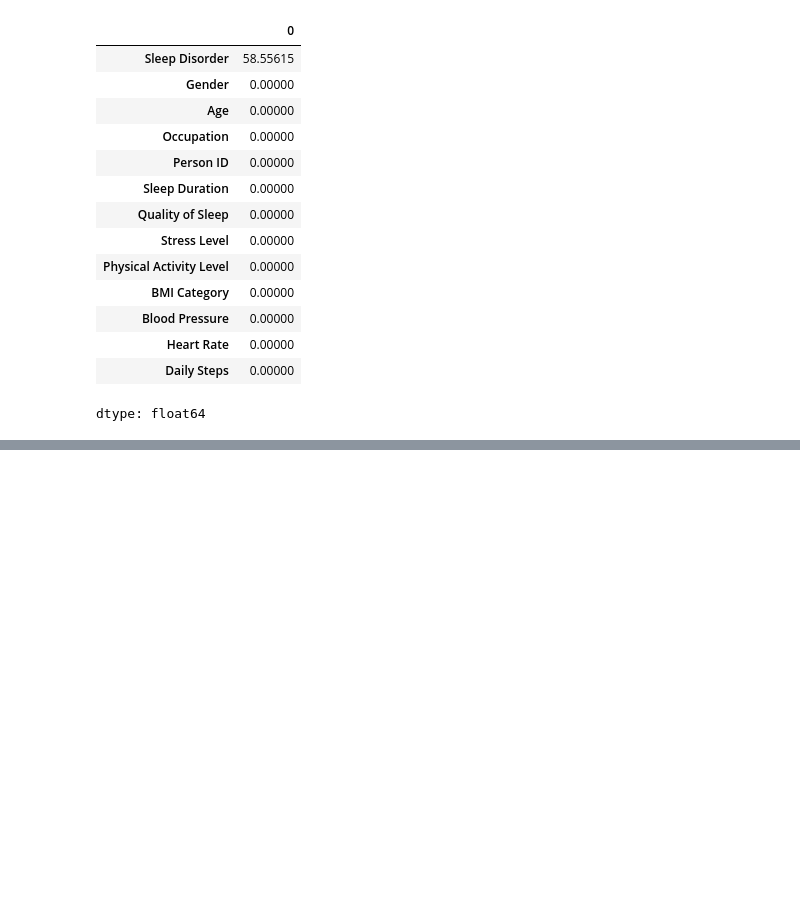
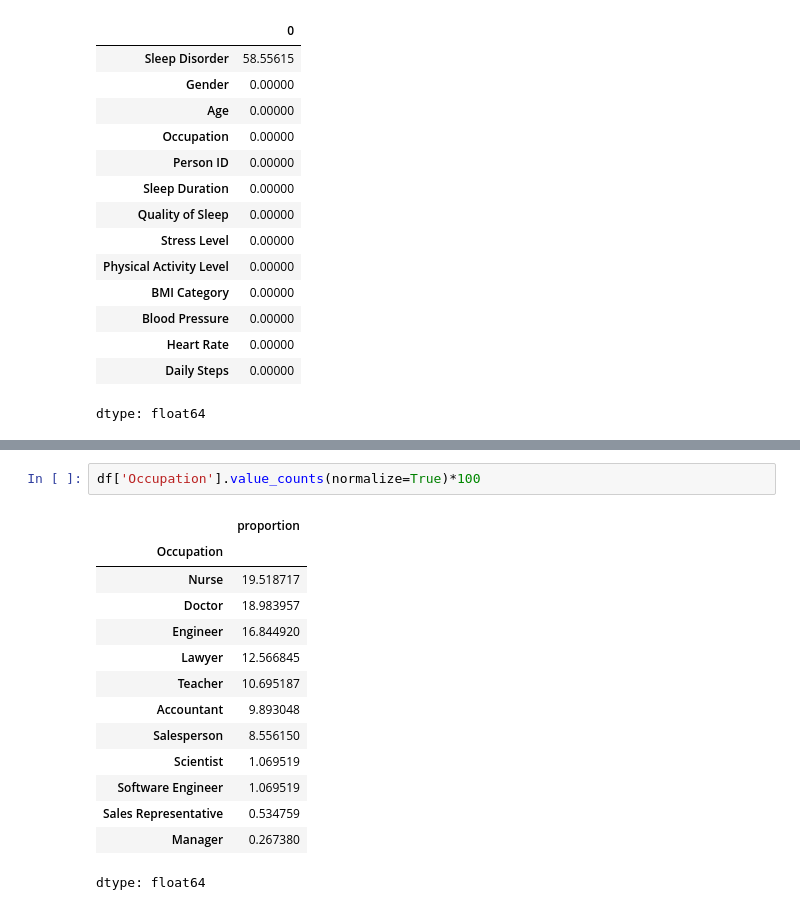
Before and after one commit to enzobanin/AnaliseDeDados, a Jupyter notebook: sonoEstiloDeVida.ipynb, the cells around one changed output, grey strips where cells are left out. Cells and saved outputs as stored; diff of their text form; blank space fills up the shorter version.

```diff
--- a/sonoEstiloDeVida.ipynb
+++ b/sonoEstiloDeVida.ipynb
@@ -107,0 +149,17 @@ dtype: float64
+# %%
+df['Occupation'].value_counts(normalize=True)*100
+# %% [output]
+|  | proportion |
+| Occupation |  |
+| Nurse | 19.518717 |
+| Doctor | 18.983957 |
+| Engineer | 16.844920 |
+| Lawyer | 12.566845 |
+| Teacher | 10.695187 |
+| Accountant | 9.893048 |
+| Salesperson | 8.556150 |
+| Scientist | 1.069519 |
+| Software Engineer | 1.069519 |
+| Sales Representative | 0.534759 |
+| Manager | 0.267380 |
+dtype: float64
```
Also changed, not shown: parts of 8 cells of this notebook.
